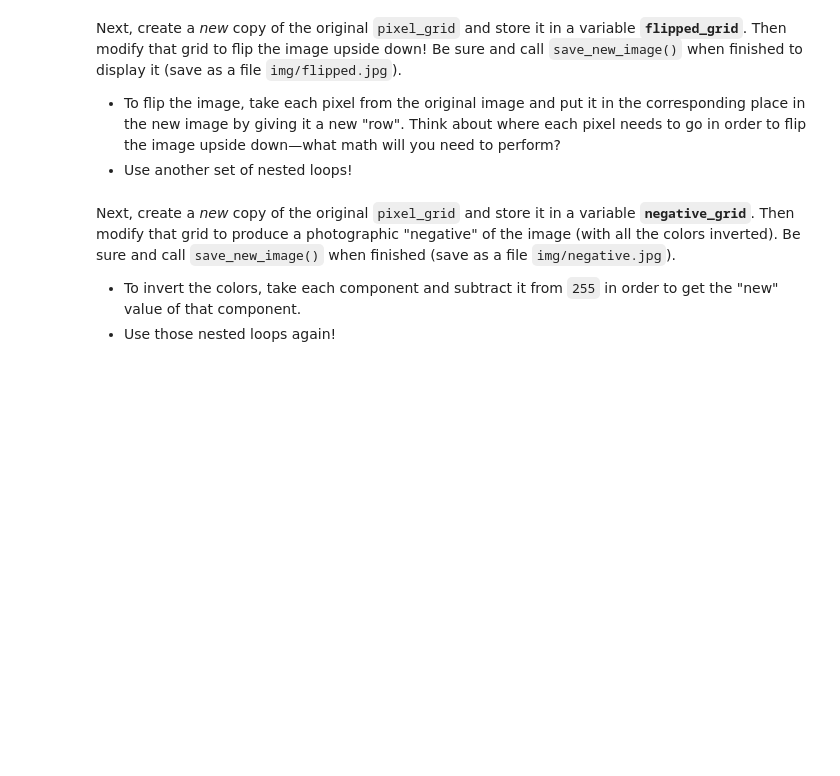
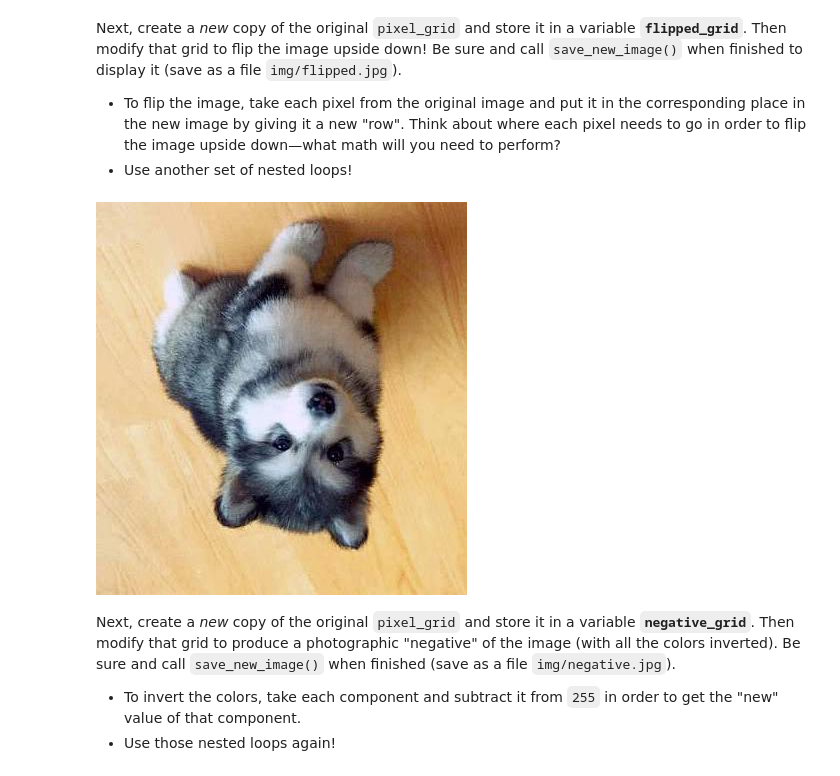
Before and after one commit to yeshuqi/ch8-lists, a Jupyter notebook: exercise-3/exercise.ipynb, the cells around one changed output. Drawn from its saved outputs; the diff is of its cells as text; code cells hidden in the pictures; blank space fills up the shorter version.

```diff
--- a/exercise-3/exercise.ipynb
+++ b/exercise-3/exercise.ipynb
@@ -52,6 +82,17 @@ Call the `save_new_image()` function, passing it the `grayscale_grid` and saving
 Next, create a _new_ copy of the original `pixel_grid` and store it in a variable **`flipped_grid`**. Then modify that grid to flip the image upside down! Be sure and call `save_new_image()` when finished to display it (save as a file `img/flipped.jpg`).
 - To flip the image, take each pixel from the original image and put it in the corresponding place in the new image by giving it a new "row". Think about where each pixel needs to go in order to flip the image upside down&mdash;what math will you need to perform?
 - Use another set of nested loops!
+# %%
+# flipped
+flipped_grid = deepcopy(pixel_grid)
+
+for i in range(height):  # row
+    for j in range(width):  # col
+        flipped_grid[i][j] = pixel_grid[height-i-1][j]
+
+save_new_image(flipped_grid, 'img/flipped.jpg')
+# %% [output]
+[figure, added]
 # %% [markdown]
 Next, create a _new_ copy of the original `pixel_grid` and store it in a variable **`negative_grid`**. Then modify that grid to produce a photographic "negative" of the image (with all the colors inverted). Be sure and call `save_new_image()` when finished (save as a file `img/negative.jpg`).
 - To invert the colors, take each component and subtract it from `255` in order to get the "new" value of that component.
```
Also changed, not shown: parts of 10 cells of this notebook, 5 other files.
